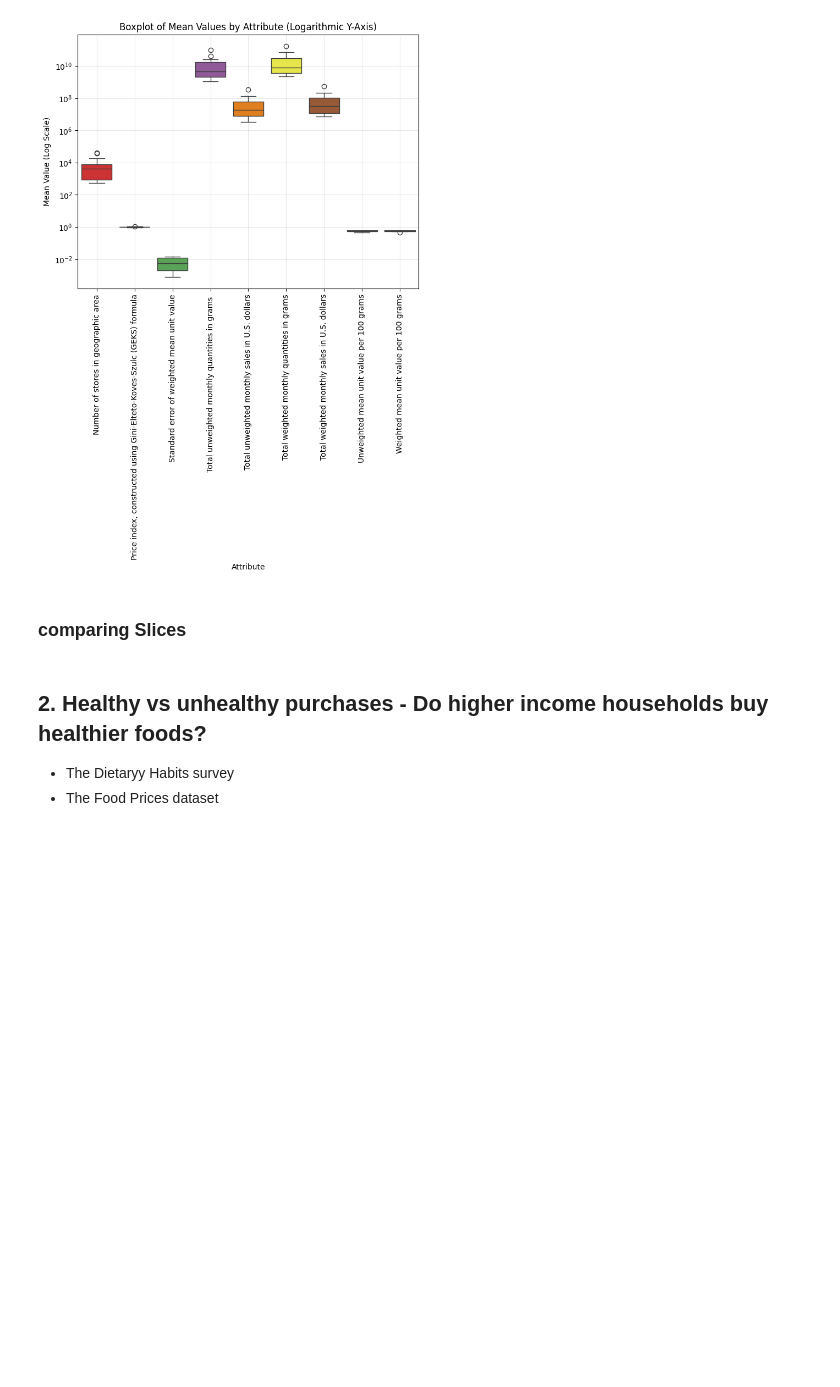
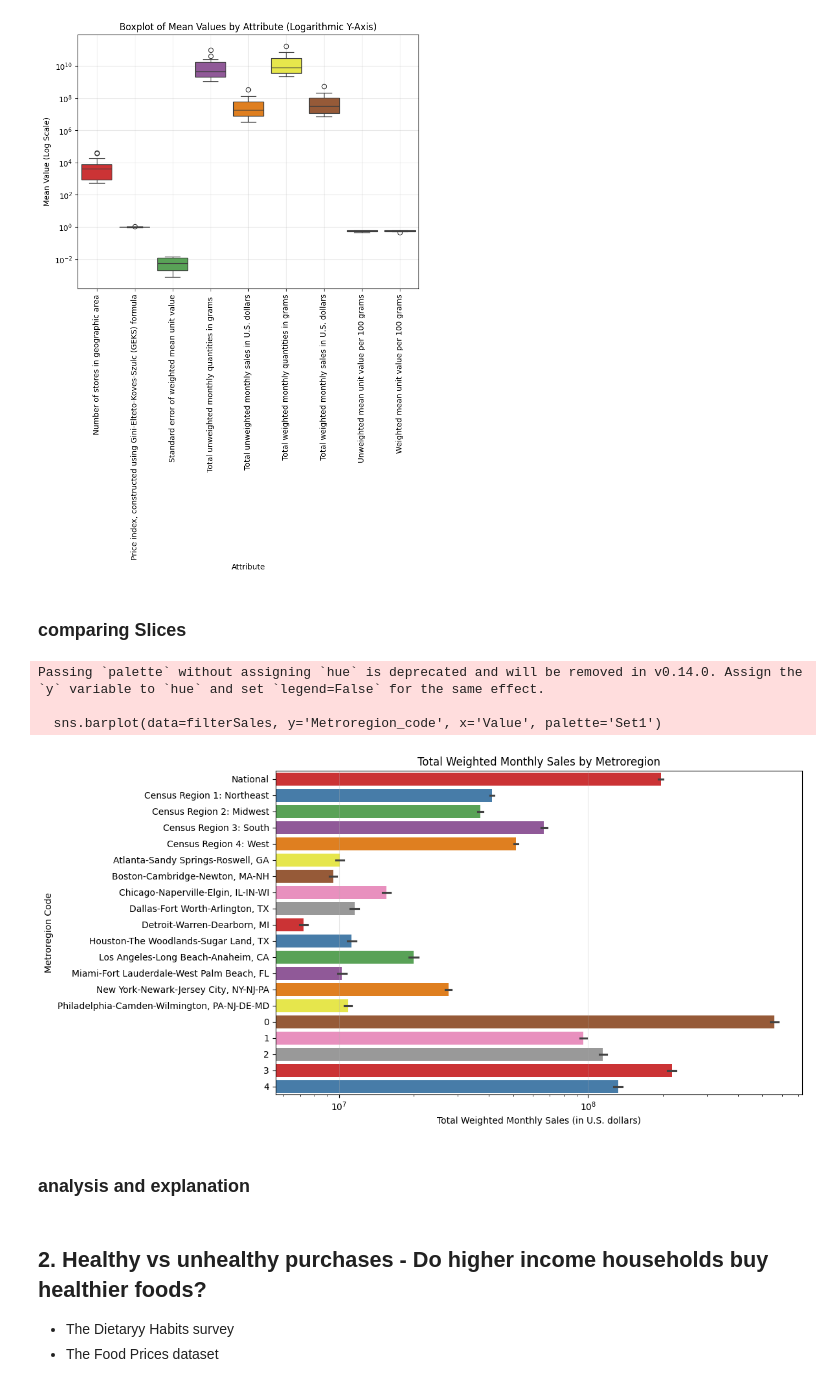
Before and after one commit to TanveerD1/TI_Analytical, a Jupyter notebook: version_2.ipynb, the cells around one changed output. Saved outputs shown, nothing was run; the diff lists cells and outputs as text; code cells hidden in the pictures; blank space fills up the shorter version.

```diff
--- a/version_2.ipynb
+++ b/version_2.ipynb
@@ -10,9 +10,9 @@ import numpy as np
 # %% [markdown]
 ##### Loading Data
 # %%
-filePathPrices = "/Users/hokage/VS_Directory/TI_Analytical/Food Prices.csv"
-filePathHabits = "/Users/hokage/VS_Directory/TI_Analytical/Dietary Habits Survey Data (1).csv"
-filePathIncome = "/Users/hokage/VS_Directory/TI_Analytical/Income-Expenditure.csv"
+filePathPrices = "./Food Prices.csv"
+filePathHabits = "./Dietary Habits Survey Data (1).csv"
+filePathIncome = "./Income-Expenditure.csv"
 prices = pd.read_csv(filePathPrices)
 habits = pd.read_csv(filePathHabits)
 income = pd.read_csv(filePathIncome)
@@ -410,17 +410,22 @@ Passing `palette` without assigning `hue` is deprecated and will be removed in v
 # %% [markdown]
 ### comparing Slices
 # %%
-filterSales = prices[prices['Attribute'] == 'Total weighted monthly sales in U.S. dollars']
 plt.figure(figsize=(12, 6))
-sns.barplot(data=filterSales, x='Metroregion_code', y='Value', palette='Set1')
-plt.xticks(rotation=90)
+sns.barplot(data=filterSales, y='Metroregion_code', x='Value', palette='Set1')
 plt.title('Total Weighted Monthly Sales by Metroregion')
-plt.xlabel('Metroregion Code')
-plt.ylabel('Total Weighted Monthly Sales (in U.S. dollars)')
-plt.yscale('log')
-plt.grid(axis='y', alpha=0.3)
+plt.ylabel('Metroregion Code')
+plt.xlabel('Total Weighted Monthly Sales (in U.S. dollars)')
+plt.xscale('log')  # Use log scale for better visualization
+plt.grid(axis='x', alpha=0.3)
 plt.tight_layout()
 plt.show()
+# %% [output]
+Passing `palette` without assigning `hue` is deprecated and will be removed in v0.14.0. Assign the `y` variable to `hue` and set `legend=False` for the same effect.
+
+  sns.barplot(data=filterSales, y='Metroregion_code', x='Value', palette='Set1')
+[figure, added]
+# %% [markdown]
+### analysis and explanation
 # %% [markdown]
 ## 2. Healthy vs unhealthy purchases - Do higher income households buy healthier foods?
 - The Dietaryy Habits survey
```
Also changed, not shown: parts of 1 cell of this notebook.
